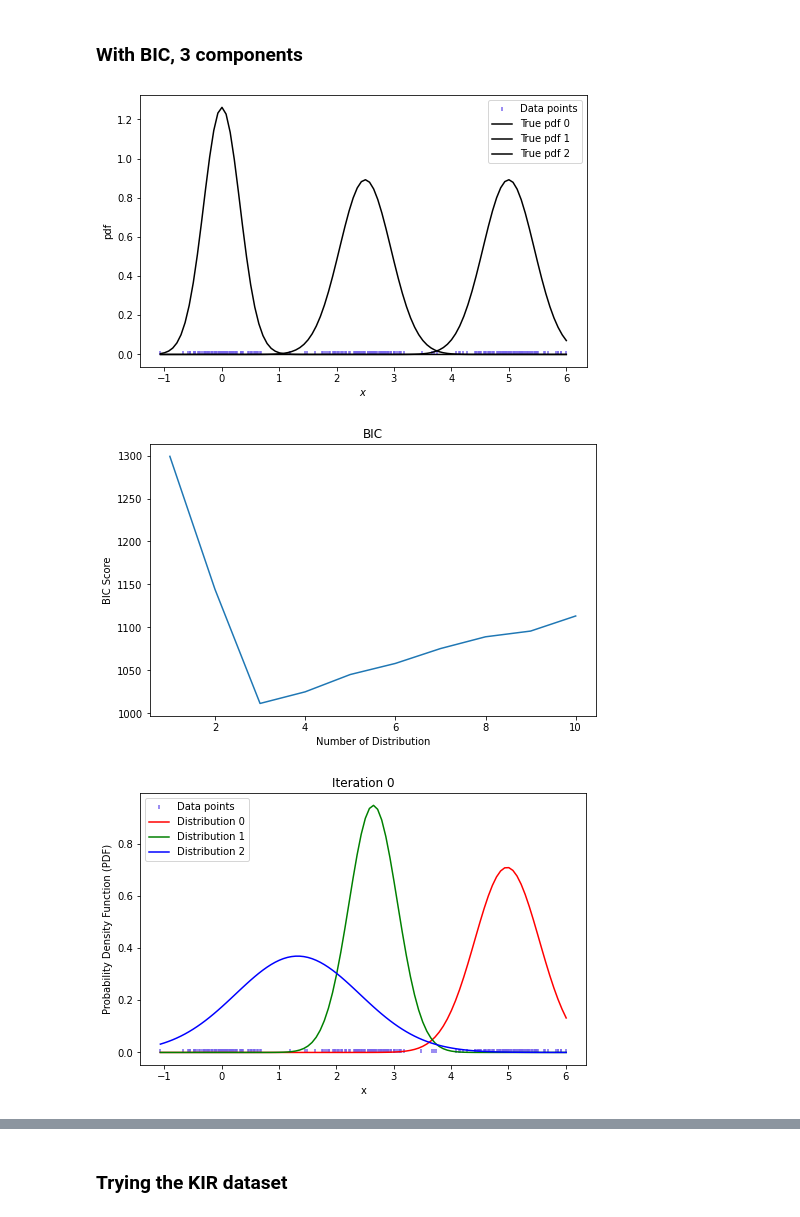
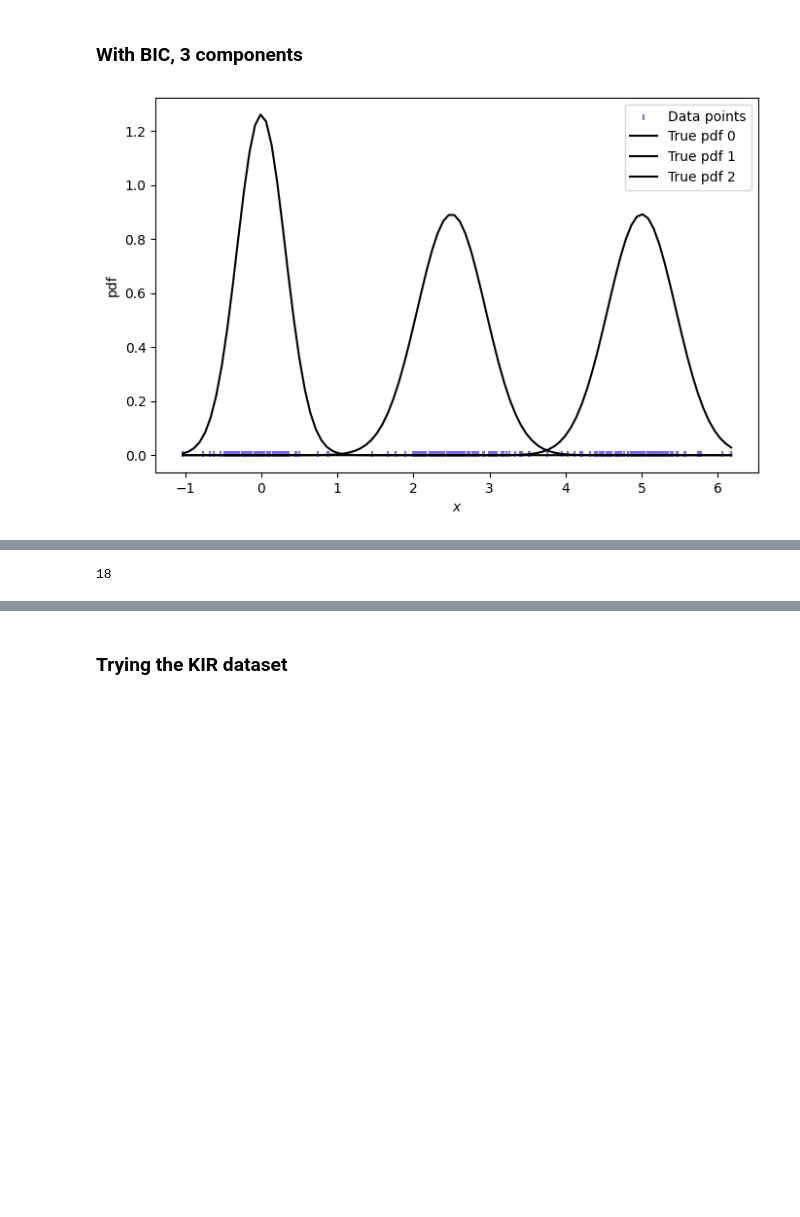
Before and after one commit to devitahalim/scie30001-project, a Jupyter notebook: testGMM.ipynb, the cells around one changed output, grey strips where cells are left out. Saved outputs shown, nothing was run; the diff lists cells and outputs as text; code cells hidden in the pictures; blank space fills up the shorter version.

```diff
--- a/testGMM.ipynb
+++ b/testGMM.ipynb
@@ -30,12 +27,11 @@ EMGMM(data,[])
 # %%
 X1=np.random.normal(5,np.sqrt(0.2),100)
 X2=np.random.normal(2.5,np.sqrt(0.2),100)
 X3=np.random.normal(0,np.sqrt(0.1),100)
 X=np.array(list(X1)+list(X2)+list(X3))
 
 gauss.PlotTrue(X,[5,2.5,0],[0.2,0.2,0.1])
-EMGMM(X,[])
+# EMGMM(X,[])
+print(len(gauss.GaussianEM(X,3,[])))
 # %% [output]
-[figure, old version]
+[figure, new version]
-[figure, removed]
-[figure, removed]
@@ -44,3 +38,4 @@ EMGMM(X,[])
+18
 # %%
 D1=np.random.normal(5,np.sqrt(0.1),100)
 D2=np.random.normal(2.5,np.sqrt(0.1),100)
```
Also changed, not shown: parts of 10 cells of this notebook, 1 other file.
